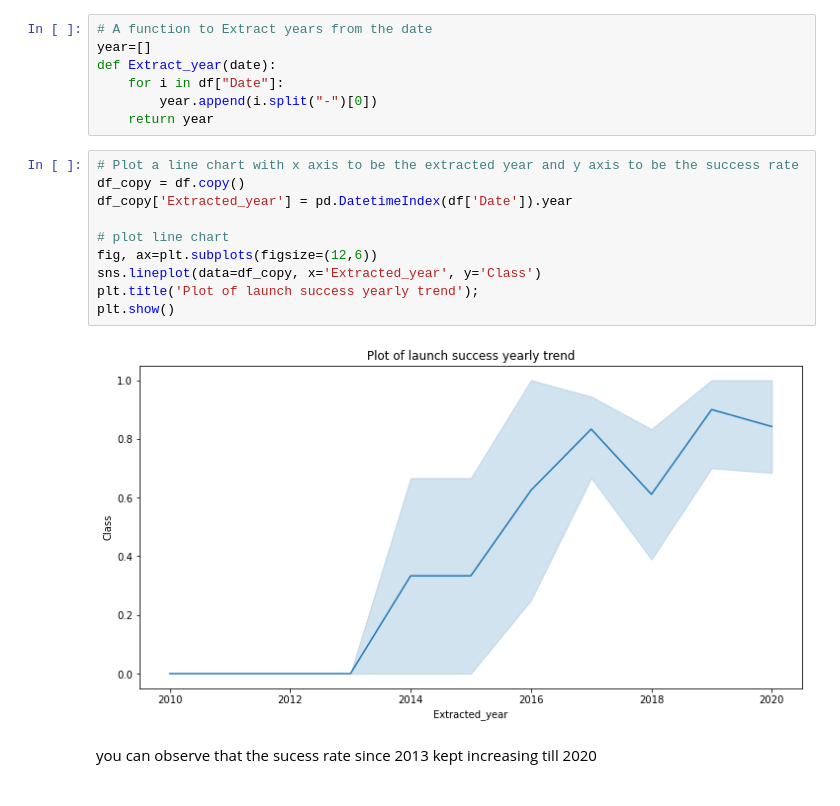
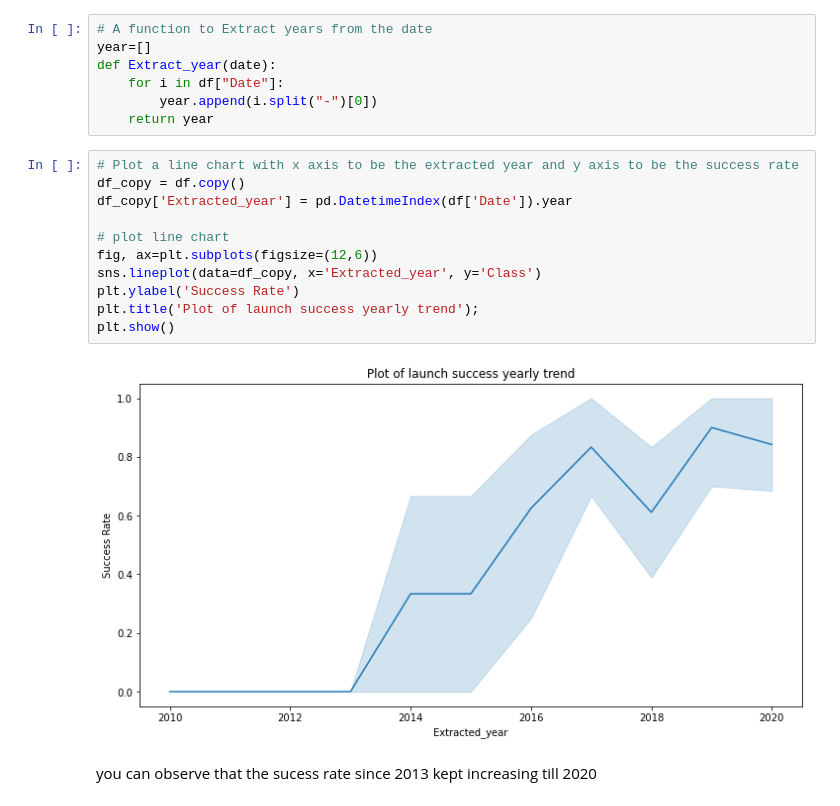
Before and after one commit to vivianWan/spaceX-1, a Jupyter notebook: jupyter-labs-eda-dataviz.ipynb, the cells around one changed output. Saved outputs shown, nothing was run; the diff lists cells and outputs as text.

```diff
--- a/jupyter-labs-eda-dataviz.ipynb
+++ b/jupyter-labs-eda-dataviz.ipynb
@@ -224,15 +226,16 @@ def Extract_year(date):
 # %%
 # Plot a line chart with x axis to be the extracted year and y axis to be the success rate
 df_copy = df.copy()
 df_copy['Extracted_year'] = pd.DatetimeIndex(df['Date']).year
 
 # plot line chart
 fig, ax=plt.subplots(figsize=(12,6))
 sns.lineplot(data=df_copy, x='Extracted_year', y='Class')
+plt.ylabel('Success Rate')
 plt.title('Plot of launch success yearly trend');
 plt.show()
 # %% [output]
-[figure, old version]
+[figure, new version]
 # %% [markdown]
 you can observe that the sucess rate since 2013 kept increasing till 2020
 # %% [markdown]
```
Also changed, not shown: parts of 9 cells of this notebook, 1 other file.
